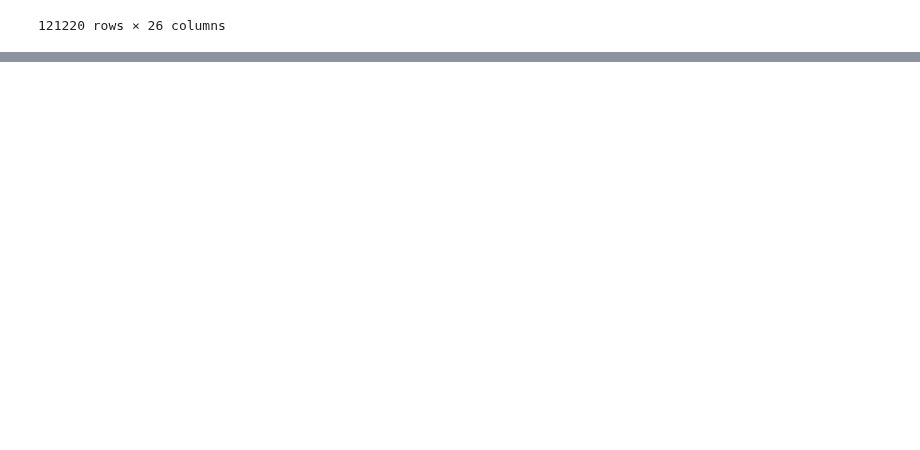
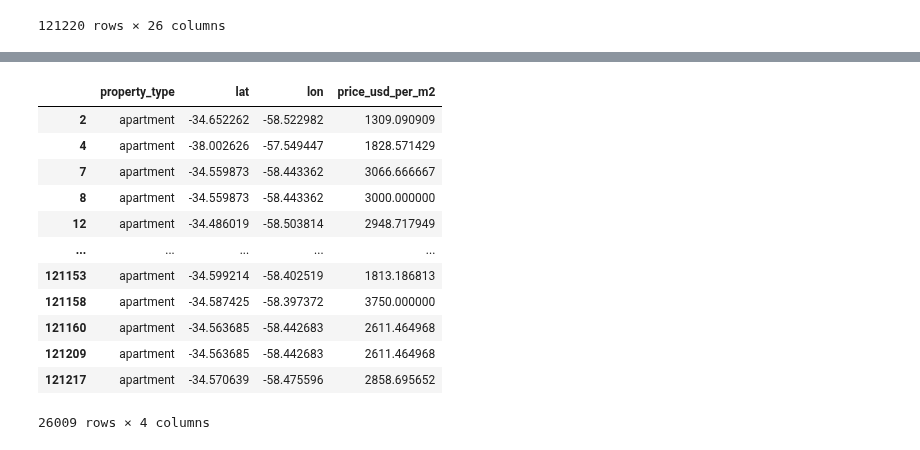
Before and after one commit to Facundo-Peloso/DH-TP-1---Grupo-10, a Jupyter notebook: Geolocalizacion.ipynb, the cells around one changed output, grey strips where cells are left out. Drawn from its saved outputs; the diff is of its cells as text; code cells hidden in the pictures; blank space fills up the shorter version.

```diff
--- a/Geolocalizacion.ipynb
+++ b/Geolocalizacion.ipynb
@@ -45,0 +85,20 @@ dtype: int64
+# %%
+apartment  = kepler['property_type'] == 'apartment'
+
+apartment = kepler[apartment]
+
+apartment
+# %% [output]
+|  | property_type | lat | lon | price_usd_per_m2 |
+| 2 | apartment | -34.652262 | -58.522982 | 1309.090909 |
+| 4 | apartment | -38.002626 | -57.549447 | 1828.571429 |
+| 7 | apartment | -34.559873 | -58.443362 | 3066.666667 |
+| 8 | apartment | -34.559873 | -58.443362 | 3000.000000 |
+| 12 | apartment | -34.486019 | -58.503814 | 2948.717949 |
+| ... | ... | ... | ... | ... |
+| 121153 | apartment | -34.599214 | -58.402519 | 1813.186813 |
+| 121158 | apartment | -34.587425 | -58.397372 | 3750.000000 |
+| 121160 | apartment | -34.563685 | -58.442683 | 2611.464968 |
+| 121209 | apartment | -34.563685 | -58.442683 | 2611.464968 |
+| 121217 | apartment | -34.570639 | -58.475596 | 2858.695652 |
+26009 rows × 4 columns
```
Also changed, not shown: parts of 30 cells of this notebook.
